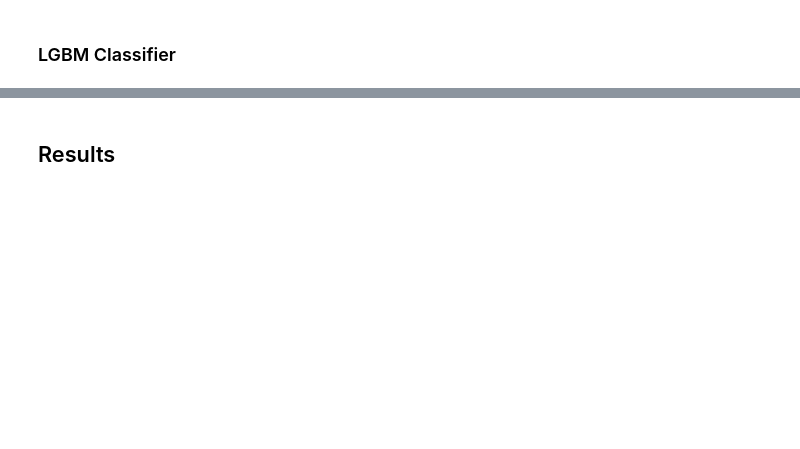
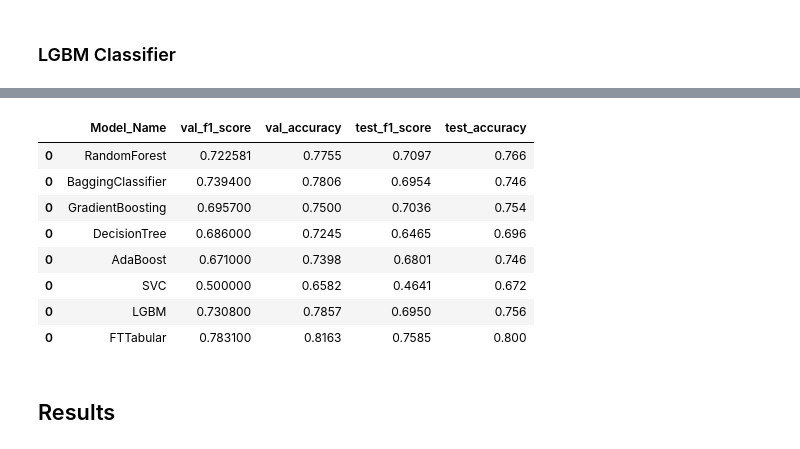
Before and after one commit to john2408/project_intro_ai, a Jupyter notebook: notebooks/Finale_Abgabe/Task 3 Models.ipynb, the cells around one changed output, grey strips where cells are left out. Drawn from its saved outputs; the diff is of its cells as text; code cells hidden in the pictures; blank space fills up the shorter version.

```diff
--- a/notebooks/Finale_Abgabe/Task 3 Models.ipynb
+++ b/notebooks/Finale_Abgabe/Task 3 Models.ipynb
@@ -684,3 +721,15 @@ df_results
+# %%
+df_results
+# %% [output]
+|  | Model_Name | val_f1_score | val_accuracy | test_f1_score | test_accuracy |
+| 0 | RandomForest | 0.722581 | 0.7755 | 0.7097 | 0.766 |
+| 0 | BaggingClassifier | 0.739400 | 0.7806 | 0.6954 | 0.746 |
+| 0 | GradientBoosting | 0.695700 | 0.7500 | 0.7036 | 0.754 |
+| 0 | DecisionTree | 0.686000 | 0.7245 | 0.6465 | 0.696 |
+| 0 | AdaBoost | 0.671000 | 0.7398 | 0.6801 | 0.746 |
+| 0 | SVC | 0.500000 | 0.6582 | 0.4641 | 0.672 |
+| 0 | LGBM | 0.730800 | 0.7857 | 0.6950 | 0.756 |
+| 0 | FTTabular | 0.783100 | 0.8163 | 0.7585 | 0.800 |
 # %% [markdown]
 ## Results
 # %%
```
Also changed, not shown: parts of 21 cells of this notebook, 2 other files.
